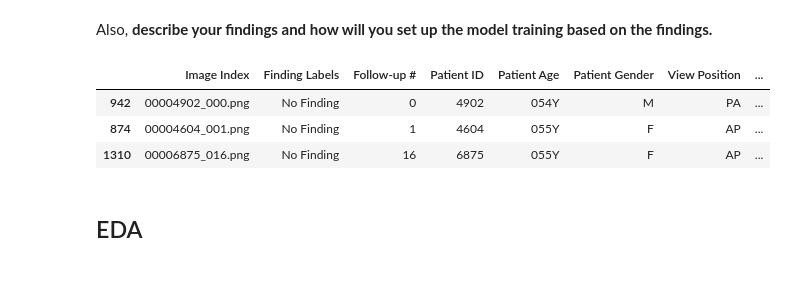
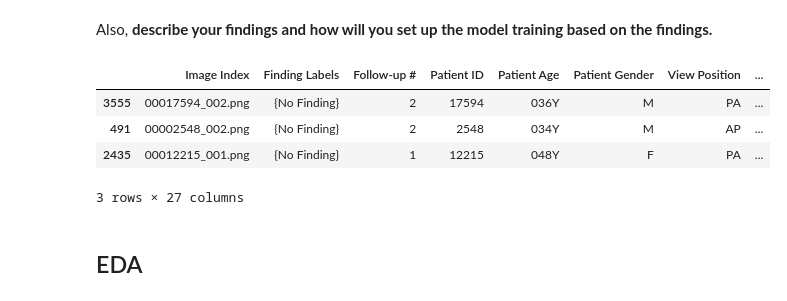
Before and after one commit to Thada-Jirajaras/Pneumonia-Detection-From-Chest-X-Rays, a Jupyter notebook: EDA.ipynb, the cells around one changed output. Saved outputs shown, nothing was run; the diff lists cells and outputs as text; code cells hidden in the pictures.

```diff
--- a/EDA.ipynb
+++ b/EDA.ipynb
@@ -29,17 +29,29 @@ Also, **describe your findings and how will you set up the model training based
 # %%
 ## Below is some helper code to read data for you.
 ## Load NIH data
 all_xray_df = pd.read_csv('/data/Data_Entry_2017.csv')
+all_xray_df['Finding Labels'] =  all_xray_df['Finding Labels'].str.split('|')
+all_labels = all_xray_df['Finding Labels'].explode().unique()
+all_xray_df['Finding Labels'] = all_xray_df['Finding Labels'].map(set)
+for label in all_labels:
+    all_xray_df[label] = all_xray_df['Finding Labels'].map(lambda x: 1 if label in x else 0)
 all_xray_df.sample(3)
 
 ## Load 'sample_labels.csv' data for pixel level assessments
+all_image_paths = {os.path.basename(x): x for x in
+                   glob(os.path.join('/data','images*', '*', '*.png'))}
 sample_df = pd.read_csv('sample_labels.csv')
+sample_df['path'] = all_xray_df['Image Index'].map(all_image_paths.get)
+sample_df['Finding Labels'] = sample_df['Finding Labels'].str.split('|').map(set)
+for label in all_labels:
+    sample_df[label] = sample_df['Finding Labels'].map(lambda x: 1 if label in x else 0)
 sample_df.sample(3)
 # %% [output]
 |  | Image Index | Finding Labels | Follow-up # | Patient ID | Patient Age | Patient Gender | View Position | ... |
-| 942 | 00004902_000.png | No Finding | 0 | 4902 | 054Y | M | PA | ... |
-| 874 | 00004604_001.png | No Finding | 1 | 4604 | 055Y | F | AP | ... |
-| 1310 | 00006875_016.png | No Finding | 16 | 6875 | 055Y | F | AP | ... |
+| 3555 | 00017594_002.png | {No Finding} | 2 | 17594 | 036Y | M | PA | ... |
+| 491 | 00002548_002.png | {No Finding} | 2 | 2548 | 034Y | M | AP | ... |
+| 2435 | 00012215_001.png | {No Finding} | 1 | 12215 | 048Y | F | PA | ... |
+3 rows × 27 columns
 # %% [markdown]
 ## EDA
 # %% [markdown]
```
Also changed, not shown: parts of 9 cells of this notebook, 1 other file.
